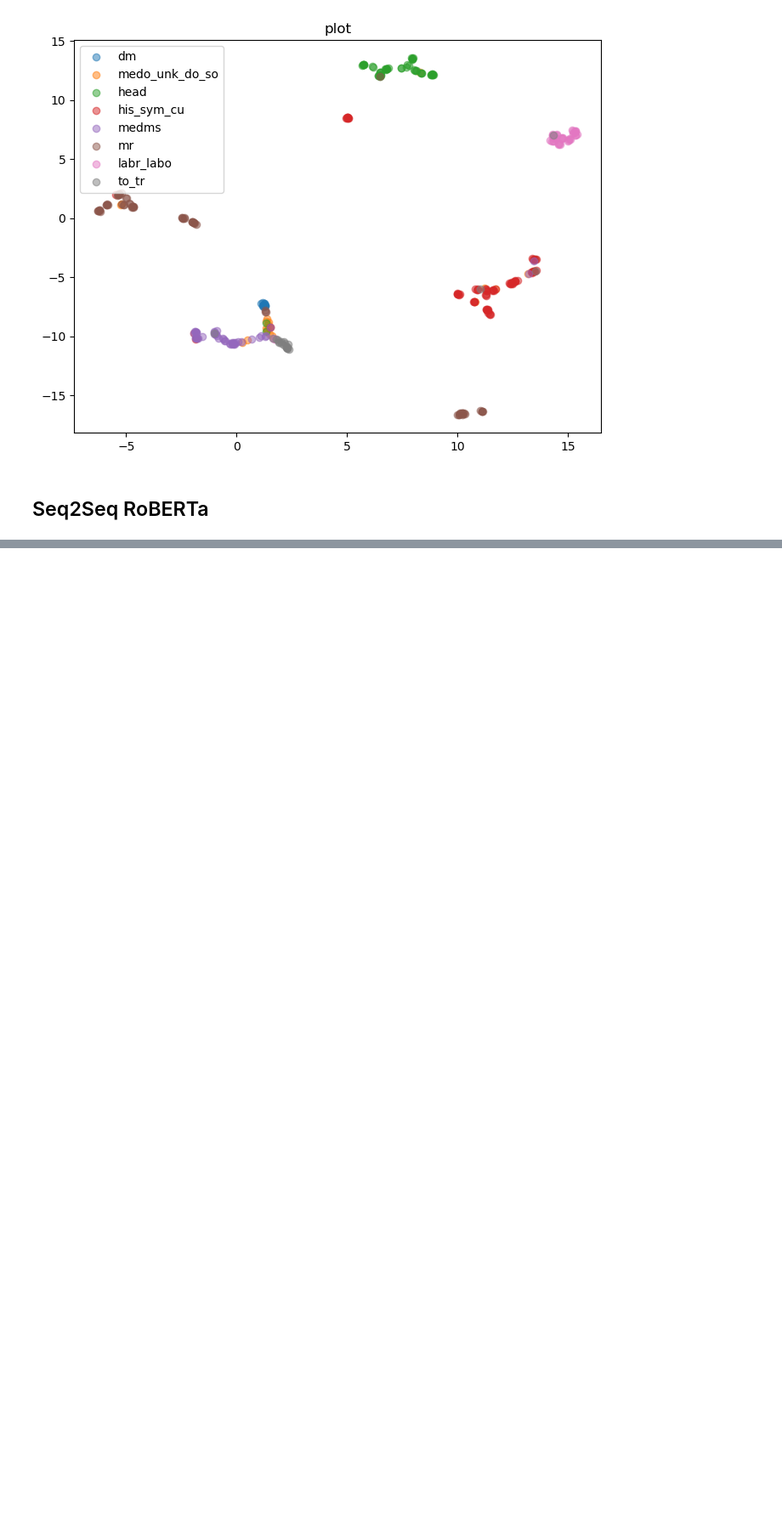
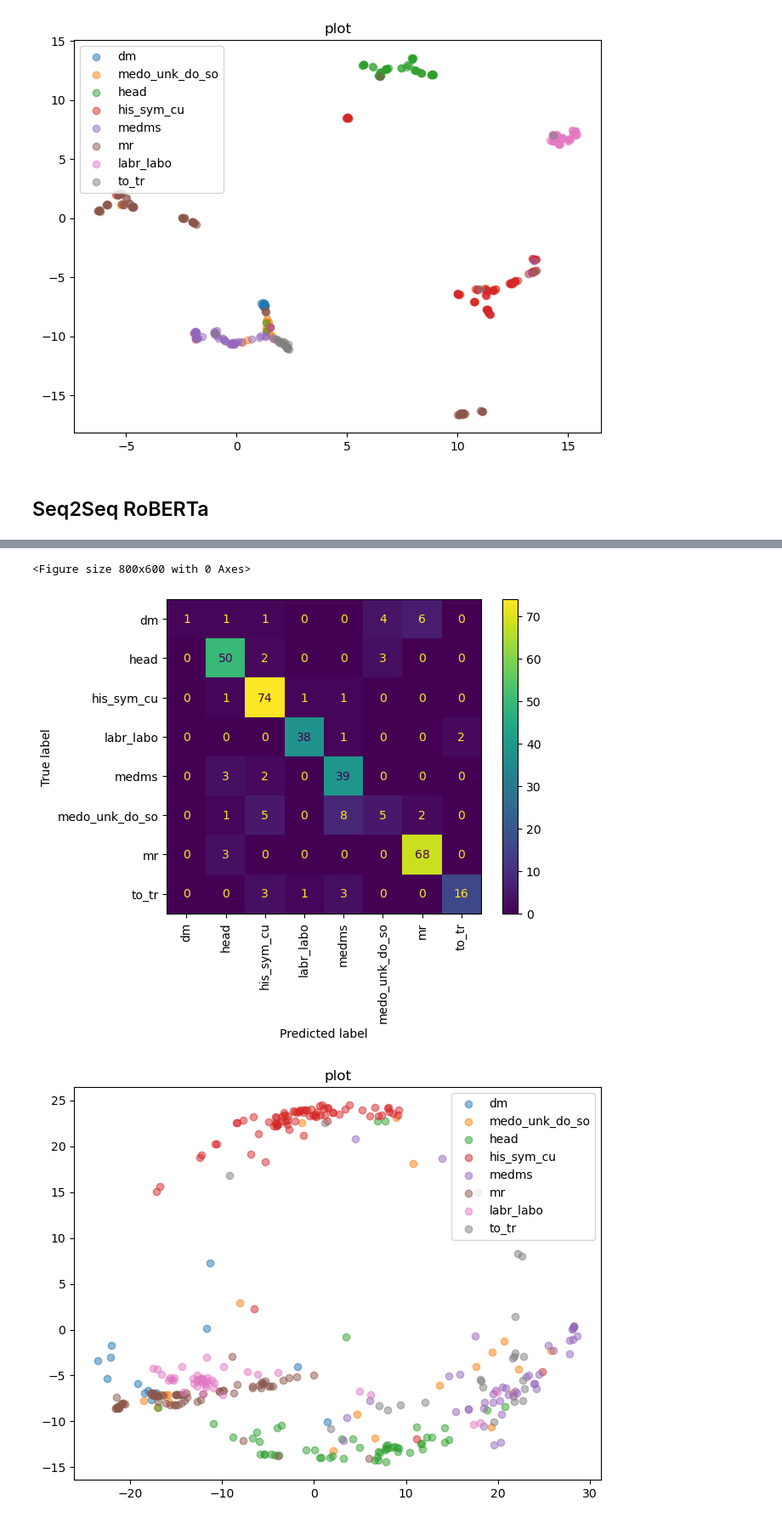
Before and after one commit to maregli/inf-extr, a Jupyter notebook: notebooks/line-label_prediction/line-label_model_comparison.ipynb, the cells around one changed output, grey strips where cells are left out. Shown at 85% size. Cells and saved outputs as stored; diff of their text form; code cells hidden in the pictures; blank space fills up the shorter version.

```diff
--- a/notebooks/line-label_prediction/line-label_model_comparison.ipynb
+++ b/notebooks/line-label_prediction/line-label_model_comparison.ipynb
@@ -161,0 +173,3 @@ KeyError: 'embeddings'
+# %%
+summarise_line_label_performance(paths.RESULTS_PATH/'line_labelling/RoBERTA-seq2seq-finetuned-test-loss.pt')
+# %% [output]
@@ -161,0 +184,3 @@ KeyError: 'embeddings'
+<Figure size 800x600 with 0 Axes>
+[figure, added]
+[figure, added]
```
Also changed, not shown: parts of 2 cells of this notebook, 1 other file.
